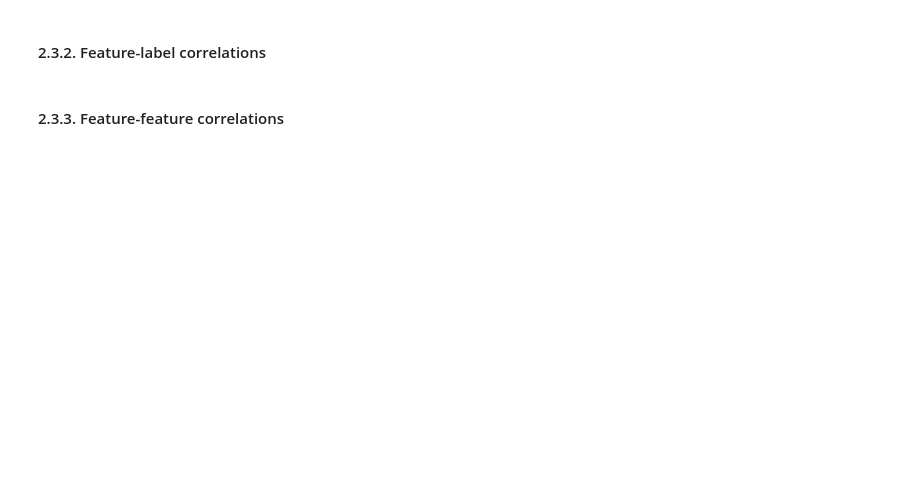
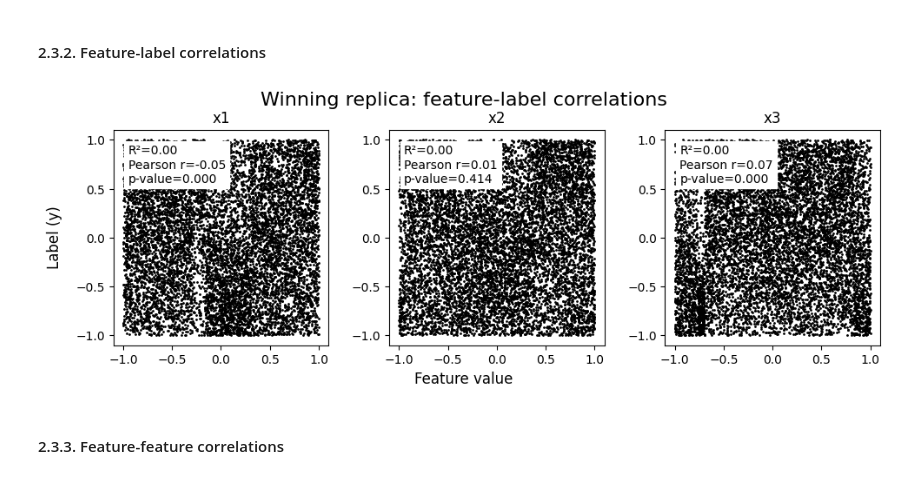
Before and after one commit to gperdrizet/hill_climber, a Jupyter notebook: notebooks/06-feature_interactions.ipynb, the cells around one changed output. Drawn from its saved outputs; the diff is of its cells as text; code cells hidden in the pictures; blank space fills up the shorter version.

```diff
--- a/notebooks/06-feature_interactions.ipynb
+++ b/notebooks/06-feature_interactions.ipynb
@@ -109,26 +109,13 @@ def objective_feature_interactions(x1, x2, x3, y):
     # Average R² of feature-feature correlations (want this LOW)
     avg_feature_r = np.mean([x1_x2_r**2, x1_x3_r**2, x2_x3_r**2])
 
-    # Calculate regression model R² (want this HIGH)
-
-    # Draw train-test split
-    random_indices = random.sample(range(len(y)), int(0.7*len(y)))
-    train_mask = np.zeros(len(y), dtype=bool)
-    train_mask[random_indices] = True
-    test_mask = ~train_mask
-
-    X_train = np.column_stack([x1[train_mask], x2[train_mask], x3[train_mask]])
-    y_train = y[train_mask]
-
-    X_test = np.column_stack([x1[test_mask], x2[test_mask], x3[test_mask]])
-    y_test = y[test_mask]
-
     # Train and score the model
-    model = DecisionTreeRegressor(max_depth=3).fit(X_train, y_train)
-    mlr_r2 = r2_score(y_test, model.predict(X_test))
+    x = np.column_stack([x1, x2, x3])
+    model = DecisionTreeRegressor(max_depth=5).fit(x, y)
+    mlr_r2 = r2_score(y, model.predict(x))
 
     # Calculate objective
-    objective = mlr_r2 - (avg_individual_r * 0.05) - (avg_feature_r * 0.05)
+    objective = mlr_r2 - (avg_individual_r * 0.25) - (avg_feature_r * 0.25)
 
     # Compile metrics
     metrics = {
@@ -224,21 +215,30 @@ plt.show()
 # %%
 fig, axs = plt.subplots(1, 3, figsize=(10, 3.5))
 fig.suptitle('Winning replica: feature-label correlations', fontsize=16)
 fig.supxlabel('Feature value')
 fig.supylabel('Label (y)')
 
 for i, feature in enumerate(['x1', 'x2', 'x3']):
 
     slope, intercept, r_value, p_value, std_err = linregress(best_data_df[feature], best_data_df['y'])
     stats=f'R²={r_value**2:.2f}\nPearson r={r_value:.2f}\np-value={p_value:.3f}'
 
     axs[i].set_title(feature)
-    axs[i].annotate(xy=(-0.95, 0.95), text=stats, ha='left', va='top', bbox=dict(boxstyle='square', fc='white', ec='white'))
+
+    axs[i].annotate(
+        xy=(-0.95, 0.95),
+        text=stats,
+        ha='left', va='top',
+        bbox=dict(boxstyle='square', fc='white', ec='white')
+    )
+
     axs[i].scatter(best_data_df[feature], best_data_df['y'], s=1, c='black')
     axs[i].set_aspect('equal')
 
 plt.tight_layout()
 plt.show()
+# %% [output]
+[figure, added]
 # %% [markdown]
 #### 2.3.3. Feature-feature correlations
 # %%
```
Also changed, not shown: parts of 7 cells of this notebook, 2 other files.
